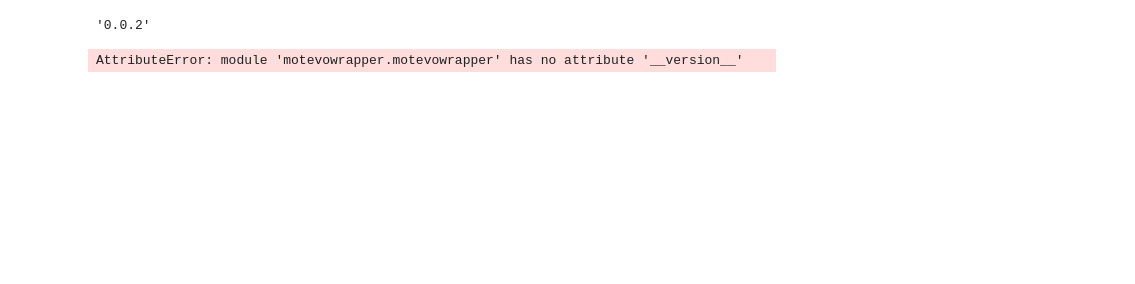
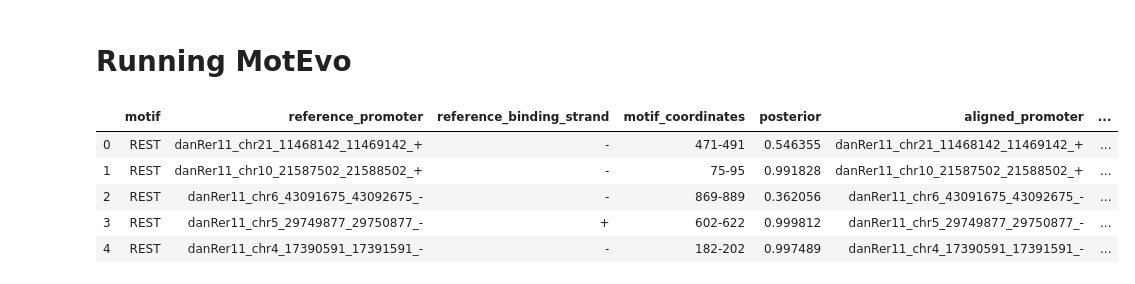
Before and after one commit to brlauuu/motevowrapper, a Jupyter notebook: doc/examples.ipynb, the cells around one changed output. Drawn from its saved outputs; the diff is of its cells as text; code cells hidden in the pictures; blank space fills up the shorter version.

```diff
--- a/doc/examples.ipynb
+++ b/doc/examples.ipynb
@@ -4,8 +3,14 @@ import motevowrapper.motevowrapper as mwmw
+# %% [markdown]
+# Running MotEvo
 # %%
-mw.__version__
+mw.run_motevo()
-# %% [output]
-'0.0.2'
-# %%
-mwmw.__version__
-# %% [output]
-AttributeError: module 'motevowrapper.motevowrapper' has no attribute '__version__'
+# %%
+df = mw.parse_sites("../motevowrapper/tests/data/sites_REST.wm")
+df.head()
+# %% [output]
+|  | motif | reference_promoter | reference_binding_strand | motif_coordinates | posterior | aligned_promoter | ... |
+| 0 | REST | danRer11_chr21_11468142_11469142_+ | - | 471-491 | 0.546355 | danRer11_chr21_11468142_11469142_+ | ... |
+| 1 | REST | danRer11_chr10_21587502_21588502_+ | - | 75-95 | 0.991828 | danRer11_chr10_21587502_21588502_+ | ... |
+| 2 | REST | danRer11_chr6_43091675_43092675_- | - | 869-889 | 0.362056 | danRer11_chr6_43091675_43092675_- | ... |
+| 3 | REST | danRer11_chr5_29749877_29750877_- | + | 602-622 | 0.999812 | danRer11_chr5_29749877_29750877_- | ... |
+| 4 | REST | danRer11_chr4_17390591_17391591_- | - | 182-202 | 0.997489 | danRer11_chr4_17390591_17391591_- | ... |
```
Also changed, not shown: parts of 2 cells of this notebook, 1 other file.
